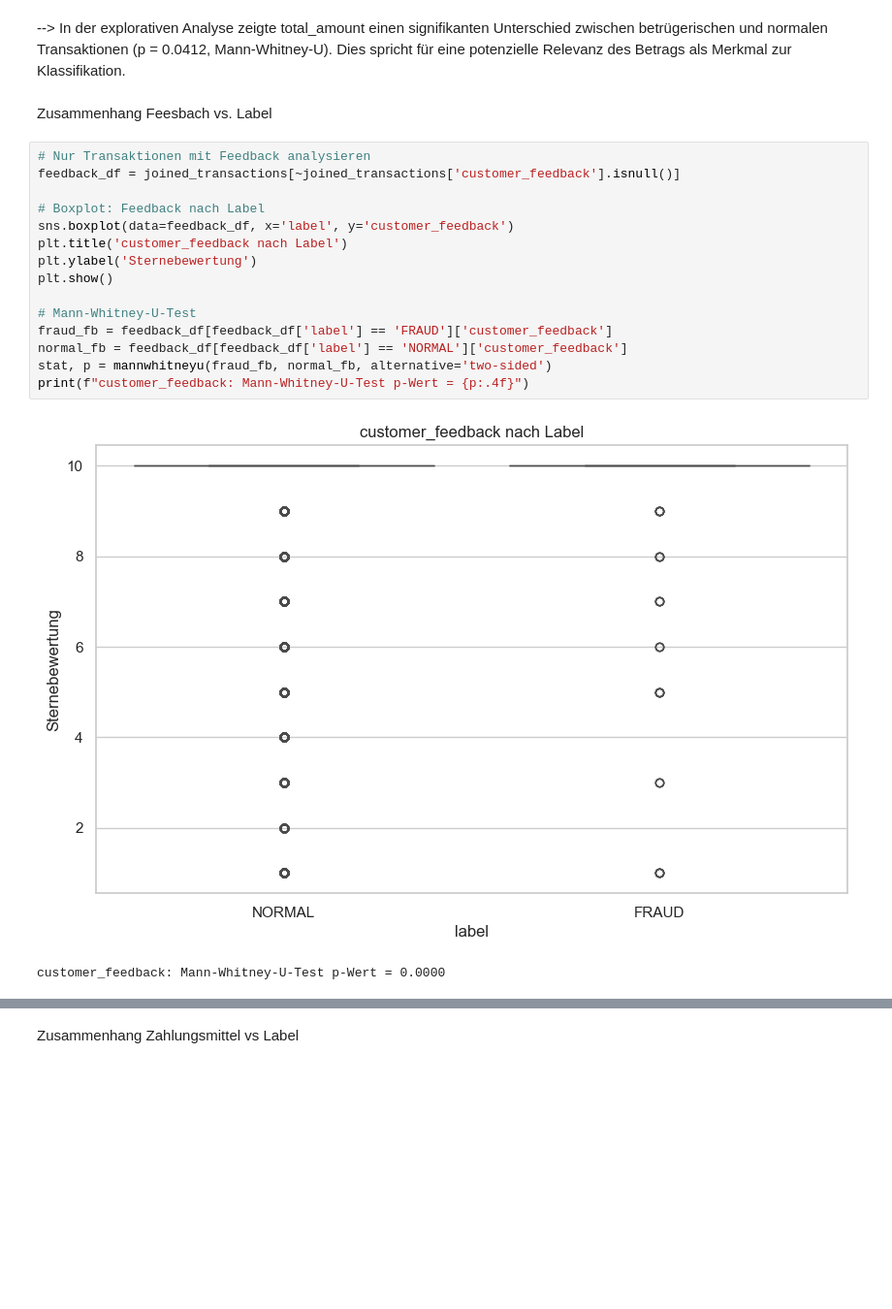
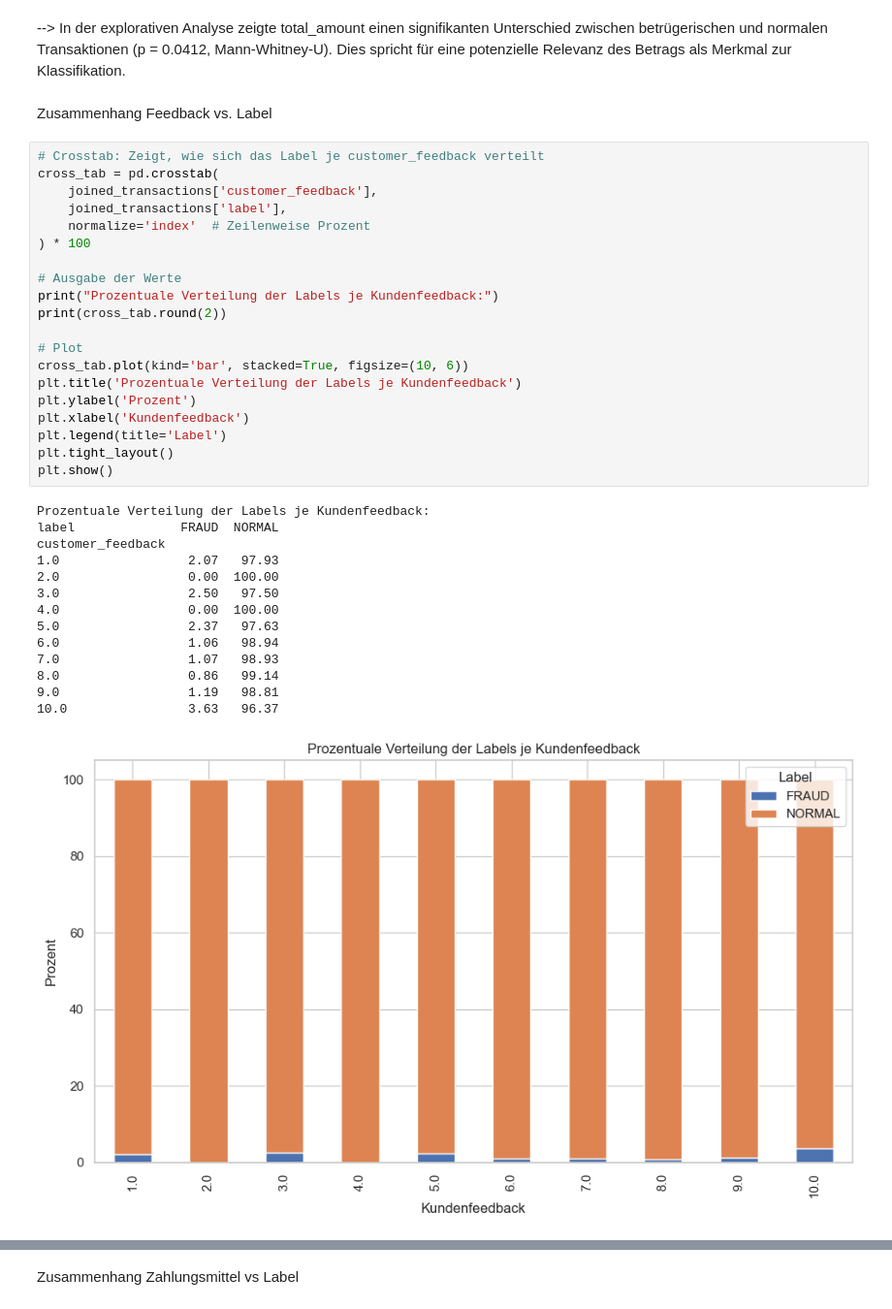
Before and after one commit to David-Leatham/project_data_science, a Jupyter notebook: analyseGesamttabelle.ipynb, the cells around one changed output, grey strips where cells are left out. Shown at 97% size. Cells and saved outputs as stored; diff of their text form; blank space fills up the shorter version.

Commit message:
Feedback-Analyse geupdated

```diff
--- a/analyseGesamttabelle.ipynb
+++ b/analyseGesamttabelle.ipynb
@@ -297,22 +297,39 @@ plt.show()
 # %% [markdown]
 --> In der explorativen Analyse zeigte total_amount einen signifikanten Unterschied zwischen betrügerischen und normalen Transaktionen (p = 0.0412, Mann-Whitney-U). Dies spricht für eine potenzielle Relevanz des Betrags als Merkmal zur Klassifikation.
 # %% [markdown]
-Zusammenhang Feesbach vs. Label
+Zusammenhang Feedback vs. Label
-# %%
-# Nur Transaktionen mit Feedback analysieren
-feedback_df = joined_transactions[~joined_transactions['customer_feedback'].isnull()]
-
-# Boxplot: Feedback nach Label
-sns.boxplot(data=feedback_df, x='label', y='customer_feedback')
-plt.title('customer_feedback nach Label')
-plt.ylabel('Sternebewertung')
-plt.show()
-
-# Mann-Whitney-U-Test
-fraud_fb = feedback_df[feedback_df['label'] == 'FRAUD']['customer_feedback']
-normal_fb = feedback_df[feedback_df['label'] == 'NORMAL']['customer_feedback']
-stat, p = mannwhitneyu(fraud_fb, normal_fb, alternative='two-sided')
-print(f"customer_feedback: Mann-Whitney-U-Test p-Wert = {p:.4f}")
-# %% [output]
-[figure, removed]
-customer_feedback: Mann-Whitney-U-Test p-Wert = 0.0000
+# %%
+# Crosstab: Zeigt, wie sich das Label je customer_feedback verteilt
+cross_tab = pd.crosstab(
+    joined_transactions['customer_feedback'],
+    joined_transactions['label'],
+    normalize='index'  # Zeilenweise Prozent
+) * 100
+
+# Ausgabe der Werte
+print("Prozentuale Verteilung der Labels je Kundenfeedback:")
+print(cross_tab.round(2))
+
+# Plot
+cross_tab.plot(kind='bar', stacked=True, figsize=(10, 6))
+plt.title('Prozentuale Verteilung der Labels je Kundenfeedback')
+plt.ylabel('Prozent')
+plt.xlabel('Kundenfeedback')
+plt.legend(title='Label')
+plt.tight_layout()
+plt.show()
+# %% [output]
+Prozentuale Verteilung der Labels je Kundenfeedback:
+label              FRAUD  NORMAL
+customer_feedback
+1.0                 2.07   97.93
+2.0                 0.00  100.00
+3.0                 2.50   97.50
+4.0                 0.00  100.00
+5.0                 2.37   97.63
+6.0                 1.06   98.94
+7.0                 1.07   98.93
+8.0                 0.86   99.14
+9.0                 1.19   98.81
+10.0                3.63   96.37
+[figure, added]
```
Also changed, not shown: parts of 3 cells of this notebook.
